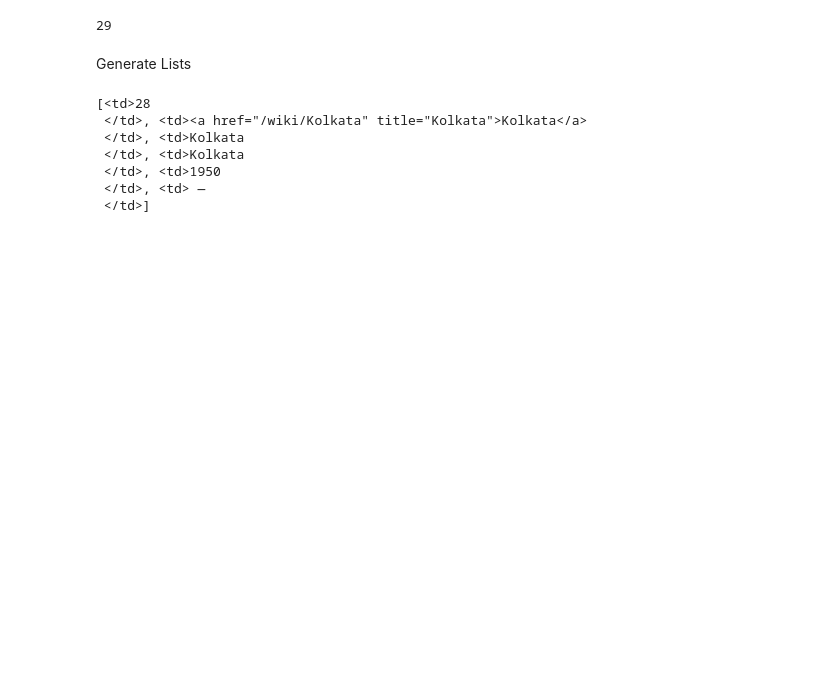
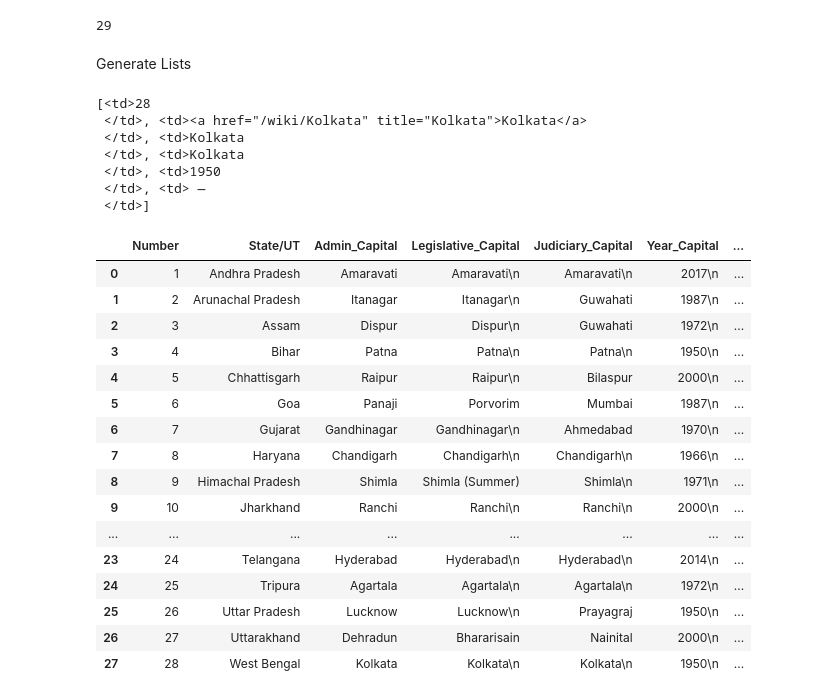
Before and after one commit to PriyankaSharma0925/Kaggle, a Jupyter notebook: WebScrappingSoup.ipynb, the cells around one changed output. Drawn from its saved outputs; the diff is of its cells as text; code cells hidden in the pictures; blank space fills up the shorter version.

```diff
--- a/WebScrappingSoup.ipynb
+++ b/WebScrappingSoup.ipynb
@@ -114,7 +114,7 @@ for row in right_table[0].find_all('tr'):
     D.append(cells[2].find(text=True))
     E.append(cells[3].find(text=True))
     F.append(cells[4].find(text=True))
-    G.append(cells[5].find(text=True))
+    G.append((cells[5].find(text=True)).strip('\n'))
 # %%
 # %% [output]
 [<td>28
@@ -124,3 +124,30 @@ for row in right_table[0].find_all('tr'):
  </td>, <td>1950
  </td>, <td> —
  </td>]
+# %%
+df=pd.DataFrame(A,columns=["Number"])
+df['State/UT']=B
+df['Admin_Capital']=C
+df['Legislative_Capital']=D
+df['Judiciary_Capital']=E
+df['Year_Capital']=F
+df['Former_Capital']=G
+df
+# %% [output]
+|  | Number | State/UT | Admin_Capital | Legislative_Capital | Judiciary_Capital | Year_Capital | ... |
+| 0 | 1 | Andhra Pradesh | Amaravati | Amaravati\n | Amaravati\n | 2017\n | ... |
+| 1 | 2 | Arunachal Pradesh | Itanagar | Itanagar\n | Guwahati | 1987\n | ... |
+| 2 | 3 | Assam | Dispur | Dispur\n | Guwahati | 1972\n | ... |
+| 3 | 4 | Bihar | Patna | Patna\n | Patna\n | 1950\n | ... |
+| 4 | 5 | Chhattisgarh | Raipur | Raipur\n | Bilaspur | 2000\n | ... |
+| 5 | 6 | Goa | Panaji | Porvorim | Mumbai | 1987\n | ... |
+| 6 | 7 | Gujarat | Gandhinagar | Gandhinagar\n | Ahmedabad | 1970\n | ... |
+| 7 | 8 | Haryana | Chandigarh | Chandigarh\n | Chandigarh\n | 1966\n | ... |
+| 8 | 9 | Himachal Pradesh | Shimla | Shimla (Summer) | Shimla\n | 1971\n | ... |
+| 9 | 10 | Jharkhand | Ranchi | Ranchi\n | Ranchi\n | 2000\n | ... |
+| ... | ... | ... | ... | ... | ... | ... | ... |
+| 23 | 24 | Telangana | Hyderabad | Hyderabad\n | Hyderabad\n | 2014\n | ... |
+| 24 | 25 | Tripura | Agartala | Agartala\n | Agartala\n | 1972\n | ... |
+| 25 | 26 | Uttar Pradesh | Lucknow | Lucknow\n | Prayagraj | 1950\n | ... |
+| 26 | 27 | Uttarakhand | Dehradun | Bhararisain | Nainital | 2000\n | ... |
+| 27 | 28 | West Bengal | Kolkata | Kolkata\n | Kolkata\n | 1950\n | ... |
```
